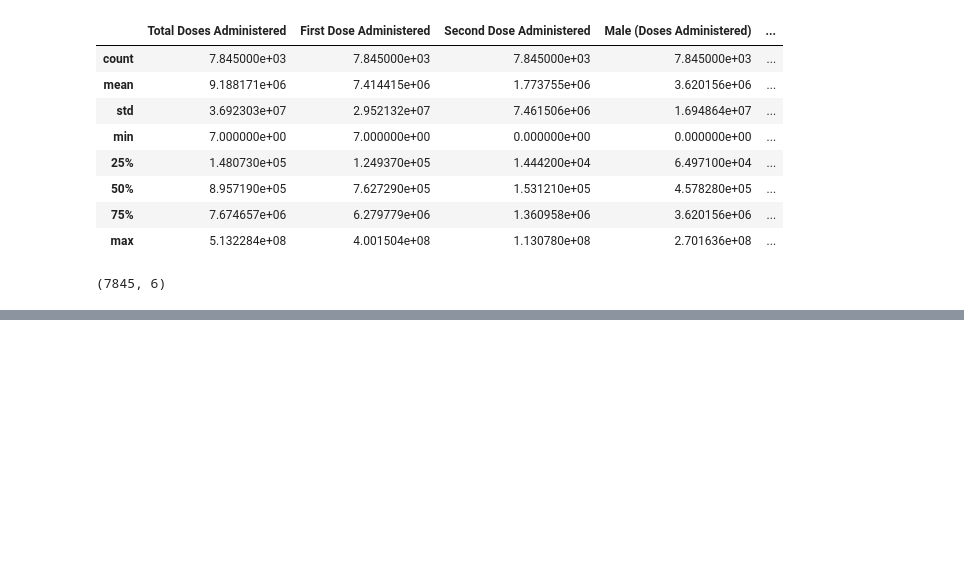
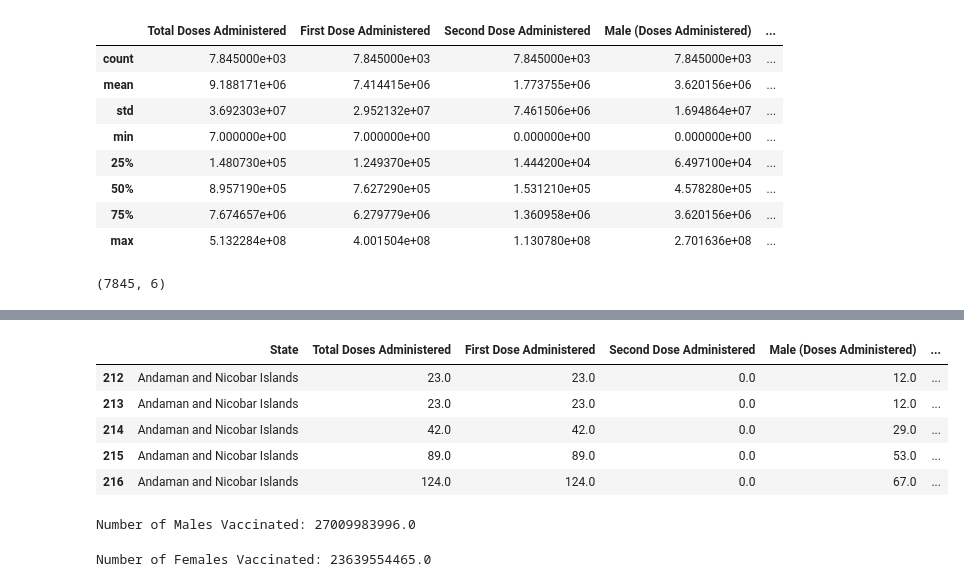
Before and after one commit to AryanTele/SL_3, a Jupyter notebook: covid.ipynb, the cells around one changed output, grey strips where cells are left out. Saved outputs shown, nothing was run; the diff lists cells and outputs as text; code cells hidden in the pictures; blank space fills up the shorter version.

```diff
--- a/covid.ipynb
+++ b/covid.ipynb
@@ -158,0 +147,4 @@ sns.histplot( x="State",y="First Dose Administered", data=df2)
+# %%
+df2 = df2[df2['State'] != 'India']
+# %%
+df2 = df2[df2['First Dose Administered'] != 0]
@@ -158,0 +159,19 @@ sns.histplot( x="State",y="First Dose Administered", data=df2)
+# %%
+df2.head()
+# %% [output]
+|  | State | Total Doses Administered | First Dose Administered | Second Dose Administered | Male (Doses Administered) | ... |
+| 212 | Andaman and Nicobar Islands | 23.0 | 23.0 | 0.0 | 12.0 | ... |
+| 213 | Andaman and Nicobar Islands | 23.0 | 23.0 | 0.0 | 12.0 | ... |
+| 214 | Andaman and Nicobar Islands | 42.0 | 42.0 | 0.0 | 29.0 | ... |
+| 215 | Andaman and Nicobar Islands | 89.0 | 89.0 | 0.0 | 53.0 | ... |
+| 216 | Andaman and Nicobar Islands | 124.0 | 124.0 | 0.0 | 67.0 | ... |
+# %%
+male_vac = np.sum(df['Male (Doses Administered)'])
+print(f'Number of Males Vaccinated: {male_vac}')
+# %% [output]
+Number of Males Vaccinated: 27009983996.0
+# %%
+female_vac = np.sum(df['Female (Doses Administered)'])
+print(f'Number of Females Vaccinated: {female_vac}')
+# %% [output]
+Number of Females Vaccinated: 23639554465.0
```
Also changed, not shown: parts of 5 cells of this notebook.
